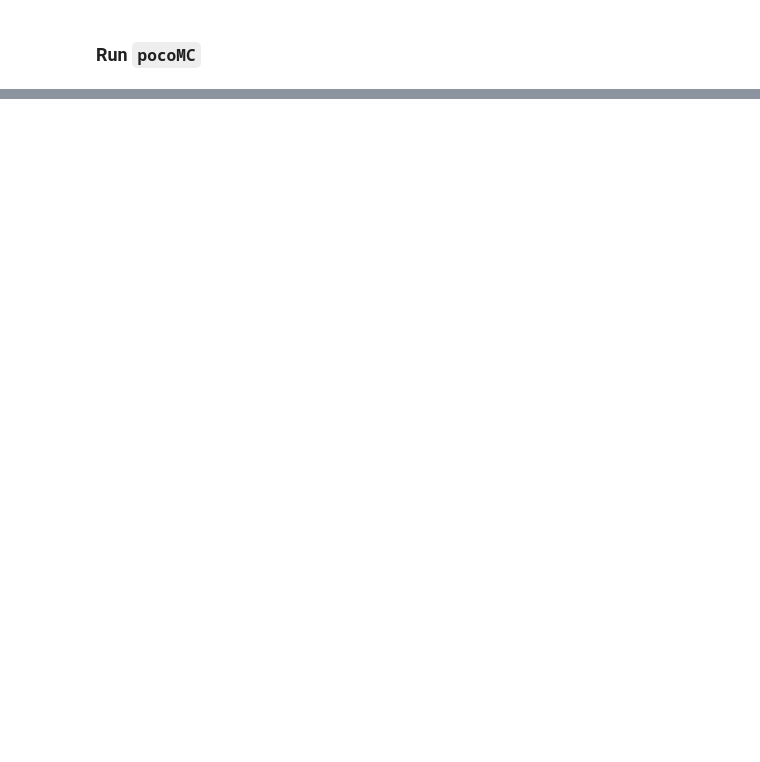
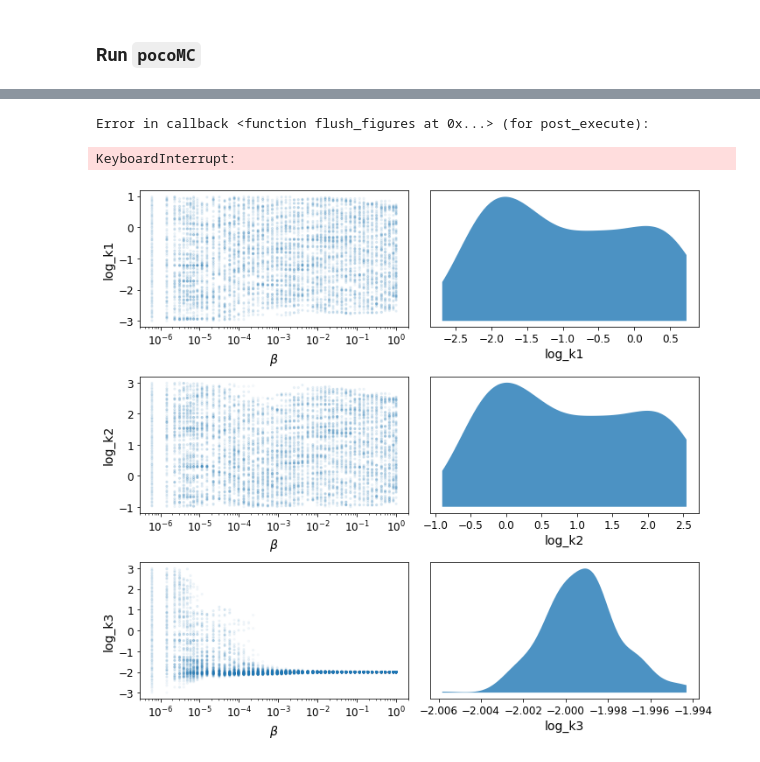
Before and after one commit to LarkinIt/BayesianBenchmark, a Jupyter notebook: mm/mm_demo.ipynb, the cells around one changed output, grey strips where cells are left out. Saved outputs shown, nothing was run; the diff lists cells and outputs as text; code cells hidden in the pictures; blank space fills up the shorter version.

```diff
--- a/mm/mm_demo.ipynb
+++ b/mm/mm_demo.ipynb
@@ -273,31 +276,29 @@ print(prior_samples.shape)
 ### Run `pocoMC`
 # %%
 t0 = time.time() #stores current time, date, year, etc. in one float
-with Pool(n_cpus) as pool: #sets up code to run over my n number of cpus on laptop
+# with Pool(n_cpus) as pool: #sets up code to run over my n number of cpus on laptop
 
-    sampler = pc.Sampler(n_particles = n_particles,
-                    n_dim = mod.theta_n,
-                    log_likelihood = mod.log_likelihood,
-                    log_prior = mod.log_prior,
-                    bounds = np.array(list(zip(mod.lower_bnds, mod.upper_bnds))),
-                    pool = pool,
-                    random_state=SEED,
-                    vectorize_likelihood=False,
-                    vectorize_prior=False,
-                    infer_vectorization=False
-                    ) #stores all relevant info from # of parameters being fit (ndim) to the actual results
+sampler = pc.Sampler(n_particles = n_particles,
+                n_dim = model.n_params,
+                log_likelihood = model.log_likelihood,
+                log_prior = model.log_prior,
+                bounds = np.array(list(zip(model.lower_bnds, model.upper_bnds))),
+                random_state=SEED,
+                vectorize_likelihood=False,
+                vectorize_prior=False,
+                infer_vectorization=False
+            ) #stores all relevant info from # of parameters being fit (ndim) to the actual results
 
-    sampler.run(prior_samples = prior_samples) #starts with prior sample definied in latin hypercube sampling, and runs it
-    result = sampler.results #results of sampler.run on prior_samples
+sampler.run(prior_samples = prior_samples) #starts with prior sample definied in latin hypercube sampling, and runs it
+result = sampler.results #results of sampler.run on prior_samples
 
-
-with open('tester_result.pkl', 'wb') as f: #open that file if exists, if not make that file
+with open('tester01_result.pkl', 'wb') as f: #open that file if exists, if not make that file
     pickle.dump(result, f, protocol=pickle.HIGHEST_PROTOCOL) #saves result object (dictionary) to pickle file
 
 # we need to remove the librr simulator from the class in order to successfully save and load the class from a pkl file.
-del mod.librr_model
-with open('tester_mod.pkl', 'wb') as f: #open that file if exists, if not make that file
-    pickle.dump(mod.__dict__, f, protocol=pickle.HIGHEST_PROTOCOL) #saves model dictionary in pickle file
+#del model.rr
+with open('tester01_mod.pkl', 'wb') as f: #open that file if exists, if not make that file
+    pickle.dump(model.__dict__, f, protocol=pickle.HIGHEST_PROTOCOL) #saves model dictionary in pickle file
 
 t1 = time.time() #time after running this section
 seconds = t1-t0 #difference in start and stop time
@@ -306,0 +311,11 @@ print('\nElapsed time: ', elapsed) #printing time it took for code to run
+# %%
+pc.plotting.trace(result, labels=model.params);
+# %% [output]
+Error in callback <function flush_figures at 0x...> (for post_execute):
+KeyboardInterrupt:
+# %%
+with open("tester01_result.pkl", "rb") as f:
+    result = pickle.load(f)
+pc.plotting.trace(result, labels=model.params);
+# %% [output]
+[figure, added]
```
Also changed, not shown: parts of 12 cells of this notebook, 6 other files.
